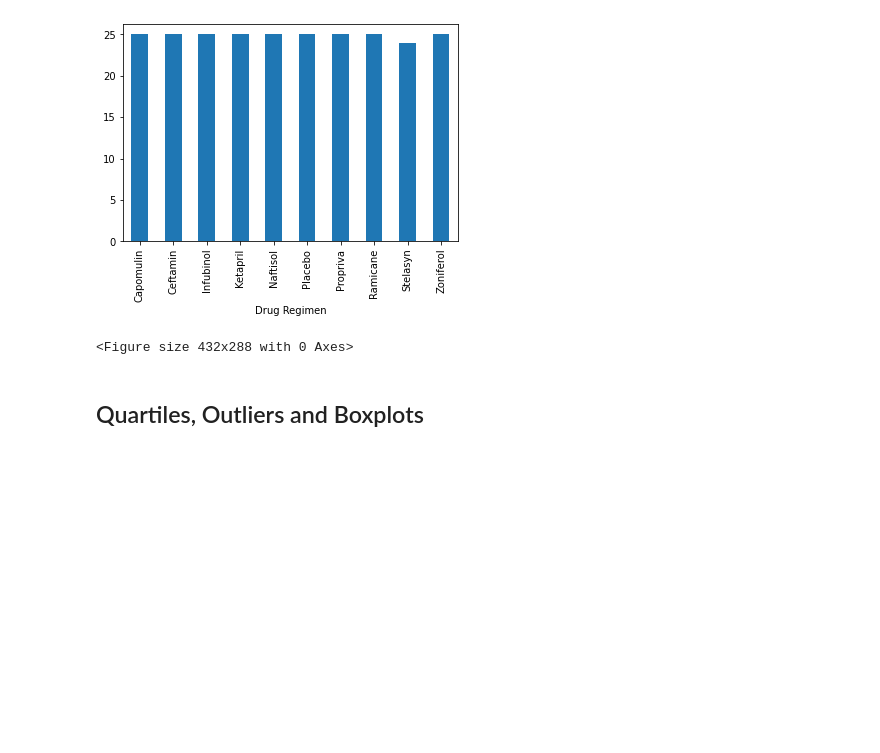
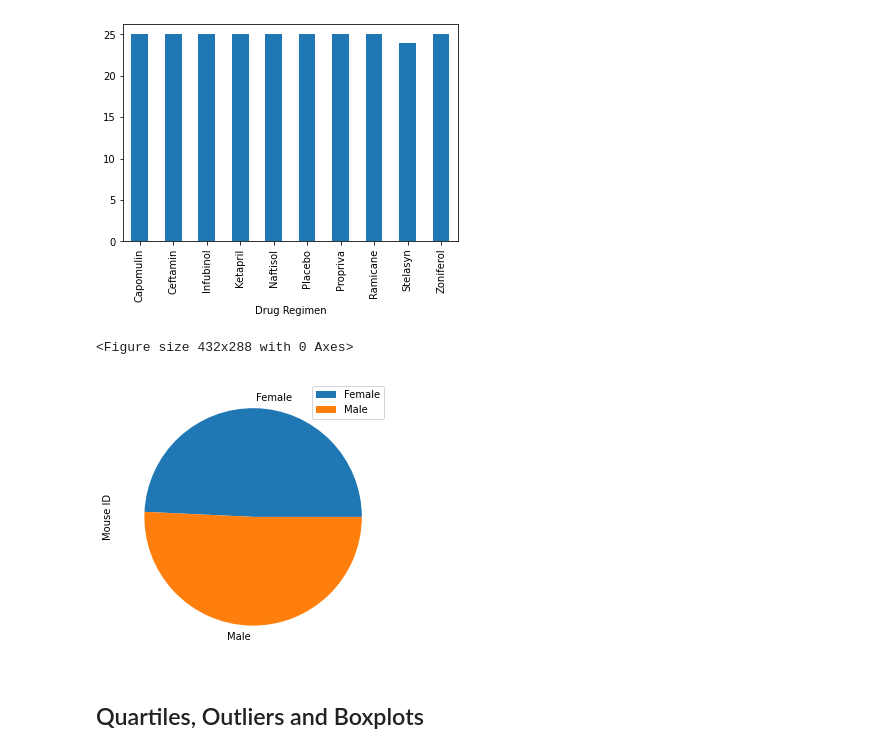
Before and after one commit to tomcahill76/Matplotlib-Homework-, a Jupyter notebook: pymaceuticals_starter.ipynb, the cells around one changed output. Drawn from its saved outputs; the diff is of its cells as text; code cells hidden in the pictures; blank space fills up the shorter version.

```diff
--- a/pymaceuticals_starter.ipynb
+++ b/pymaceuticals_starter.ipynb
@@ -210,6 +214,11 @@ plt.tight_layout()
 ## Bar and Pie Charts
 # %%
 # Generate a pie plot showing the distribution of female versus male mice using pandas
+gender_grouped = merged_clean_df.groupby(["Sex"]).count()
+gender_grouped
+sex_pie_chart = gender_grouped.plot.pie(y ="Mouse ID",figsize=(5,5))
+# %% [output]
+[figure, added]
 # %%
 # Generate a pie plot showing the distribution of female versus male mice using pyplot
 # %% [markdown]
```
Also changed, not shown: parts of 4 cells of this notebook, 1 other file.
